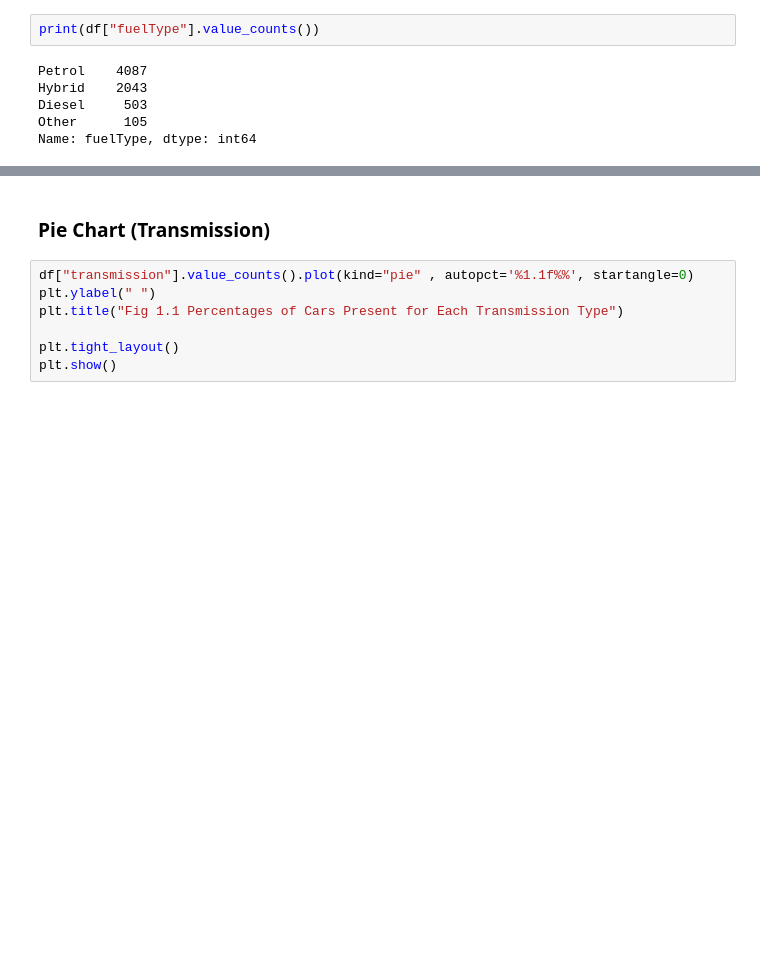
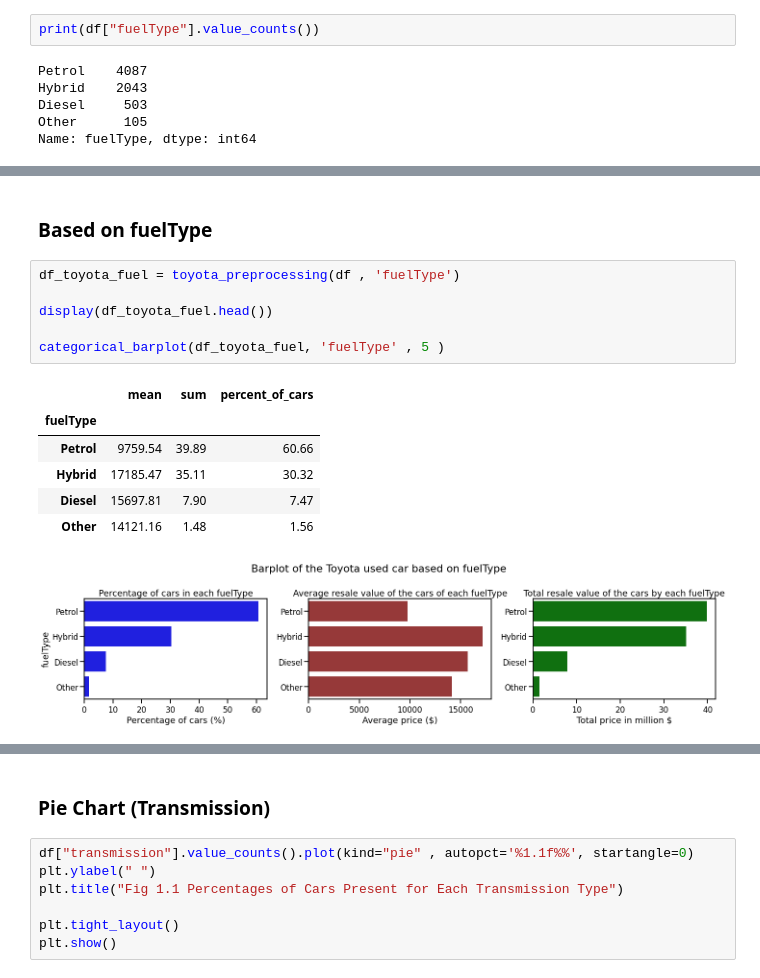
Before and after one commit to Mahsab009/Toyota_Used_Car_Analysis, a Jupyter notebook: Toyota_Used_Car_EDA.ipynb, the cells around one changed output, grey strips where cells are left out. Saved outputs shown, nothing was run; the diff lists cells and outputs as text; blank space fills up the shorter version.

```diff
--- a/Toyota_Used_Car_EDA.ipynb
+++ b/Toyota_Used_Car_EDA.ipynb
@@ -151,0 +298,16 @@ Name: fuelType, dtype: int64
+# %% [markdown]
+### Based on fuelType
+# %%
+df_toyota_fuel = toyota_preprocessing(df , 'fuelType')
+
+display(df_toyota_fuel.head())
+
+categorical_barplot(df_toyota_fuel, 'fuelType' , 5 )
+# %% [output]
+|  | mean | sum | percent_of_cars |
+| fuelType |  |  |  |
+| Petrol | 9759.54 | 39.89 | 60.66 |
+| Hybrid | 17185.47 | 35.11 | 30.32 |
+| Diesel | 15697.81 | 7.90 | 7.47 |
+| Other | 14121.16 | 1.48 | 1.56 |
+[figure, added]
```
Also changed, not shown: parts of 13 cells of this notebook.
